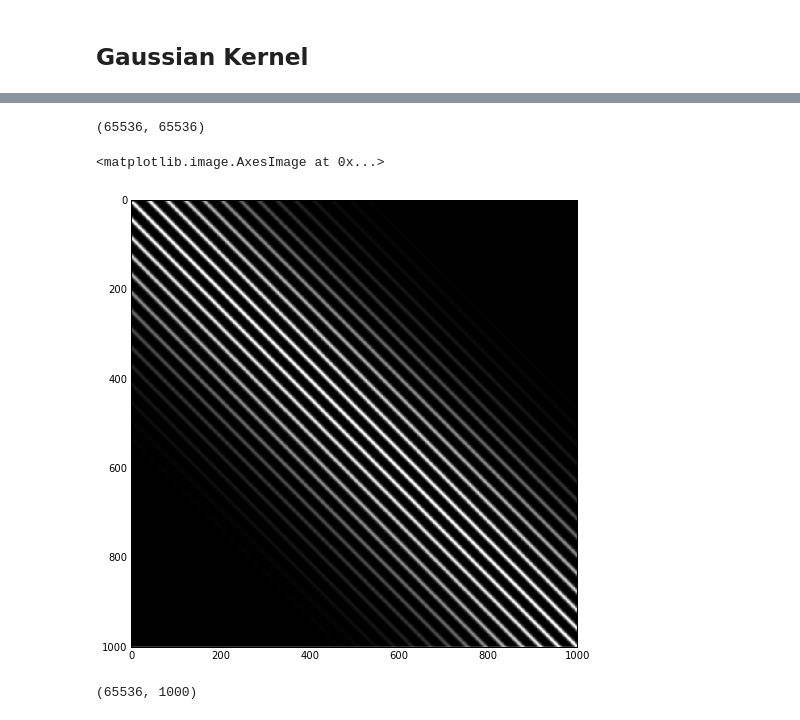
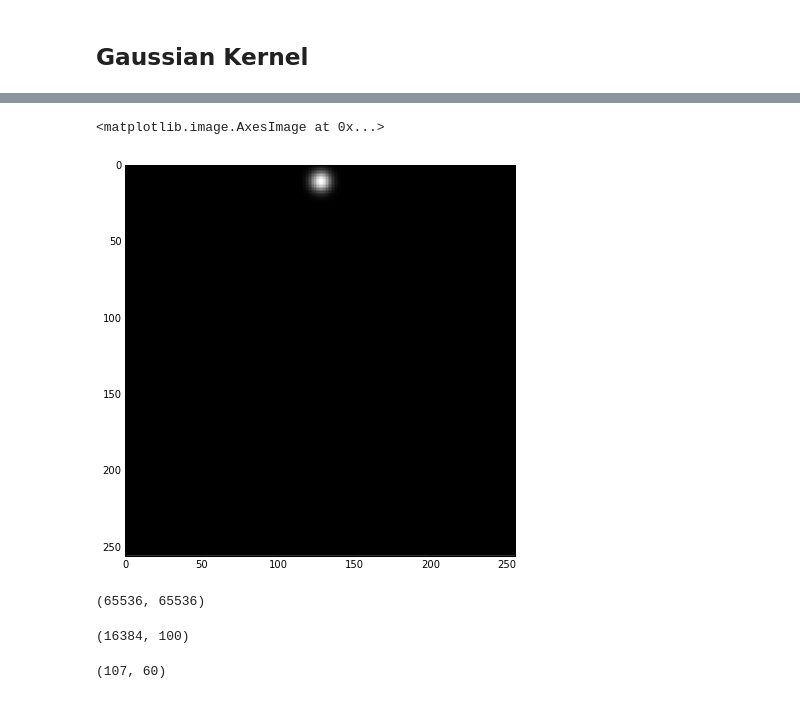
Before and after one commit to michigraber/neuralyzer, a Jupyter notebook: notebooks/dev/Pnev2014_GreedyInit.ipynb, the cells around one changed output, grey strips where cells are left out. Drawn from its saved outputs; the diff is of its cells as text; code cells hidden in the pictures.

```diff
--- a/notebooks/dev/Pnev2014_GreedyInit.ipynb
+++ b/notebooks/dev/Pnev2014_GreedyInit.ipynb
@@ -91,2 +116,3 @@ def gaussian_blur_matrix(dim, kernelsize, kernelvariance):
 # %%
-D = gaussian_blur_matrix(data.shape[0], 41, 20)
+D = smff.gaussian_blur_matrix(dshape[1:], 41, 20)
+#D = smff.gaussian_blur_matrix_sparse(yshape[0], 41, 20)
@@ -93,10 +144,10 @@ D = gaussian_blur_matrix(data.shape[0], 41, 20)
+# %%
+plt.imshow(D[:,10*256+128].reshape(256,256))
+# %% [output]
+<matplotlib.image.AxesImage at 0x...>
+[figure, added]
 # %%
 D.shape
 # %% [output]
 (65536, 65536)
-# %%
-plt.imshow(D[:1000, :1000])
-# %% [output]
-<matplotlib.image.AxesImage at 0x...>
-[figure, removed]
 # %%
@@ -104,4 +157,4 @@ rho = np.dot(D,Y)
 # %%
-data.shape
+rho.shape
 # %% [output]
-(65536, 1000)
+(16384, 100)
@@ -107,0 +164,4 @@ data.shape
+# %%
+wcent
+# %% [output]
+(107, 60)
```
Also changed, not shown: parts of 47 cells of this notebook.
